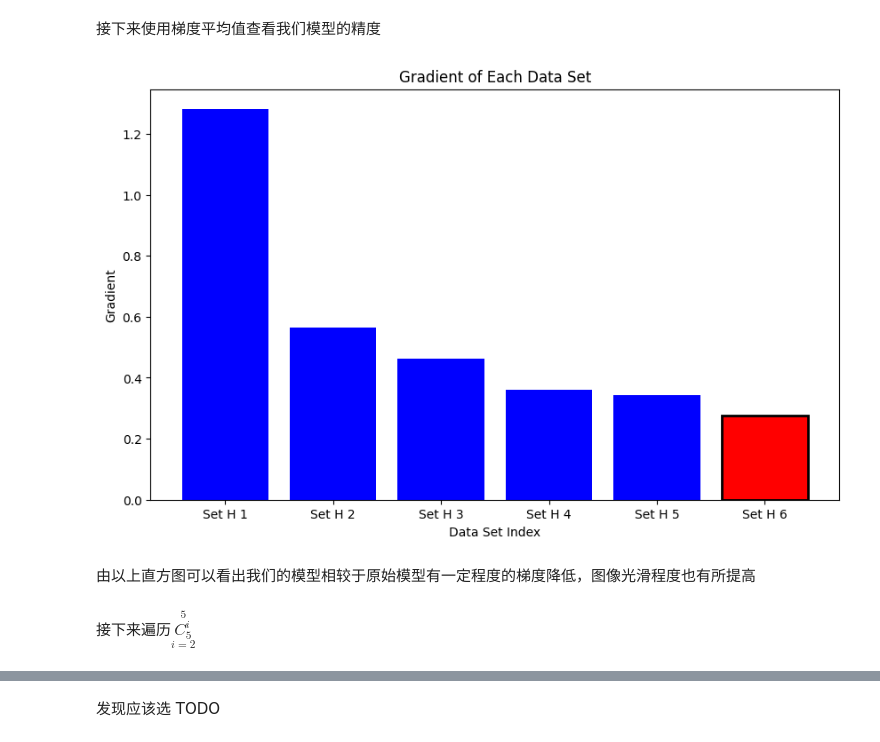
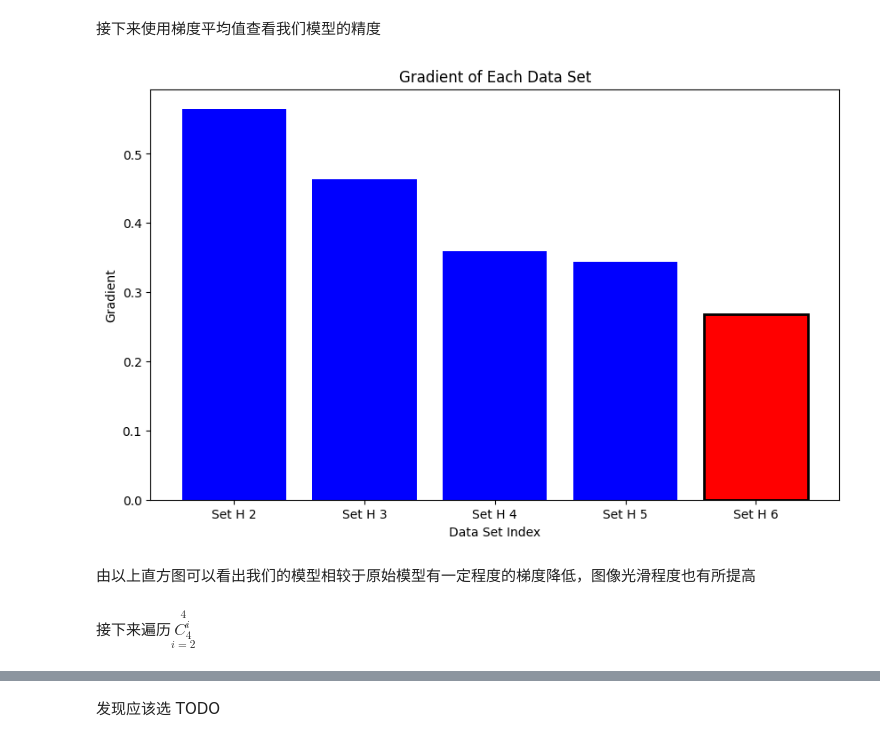
Before and after one commit to BlingCc233/project_A, a Jupyter notebook: nostack.ipynb, the cells around one changed output, grey strips where cells are left out. Cells and saved outputs as stored; diff of their text form; code cells hidden in the pictures.

```diff
--- a/nostack.ipynb
+++ b/nostack.ipynb
@@ -560,7 +557,8 @@ def unwrap_3D_phase(theta):
 # %%
 h = np.zeros((num_rows, num_cols))
 s = []
-for i in range(5):
+s.append(0)
+for i in range(1,5):
     step = (i+1) * 100
     phi = unwrap_phase(Y_pred[i])
     h = -1 * phi / df_k[i]
@@ -589,23 +586,23 @@ for i in range(5):
 # %%
-combine_1_5 = np.zeros((num_rows, num_cols, 2))
+combine_2_5 = np.zeros((num_rows, num_cols, 2))
 
 for i in range(num_rows):
     for j in range(num_cols):
-        combine_1_5[i][j][0] = Y_pred[1][i][j]
-        combine_1_5[i][j][1] = Y_pred[3][i][j]
+        combine_2_5[i][j][0] = Y_pred[1][i][j]
+        combine_2_5[i][j][1] = Y_pred[4][i][j]
 
 weight = np.zeros((2,1))
-weight1 = s[1] / (s[1] + s[3])
-weight2 = s[3] / (s[1] + s[3])
+weight1 = s[1] / (s[1] + s[4])
+weight2 = s[4] / (s[1] + s[4])
 weight[0][0] = weight1
 weight[1][0] = weight2
 
-combine_1_5 = unwrap_3D_phase(combine_1_5)
+combine_2_5 = unwrap_3D_phase(combine_2_5)
 combine = np.zeros((num_rows, num_cols))
 
 tmp = np.zeros((num_rows, num_cols))
 
-combine = combine_1_5 @ weight
+combine = combine_2_5 @ weight
 
 # for i in range(num_rows):
 #     for j in range(num_cols):
@@ -620,7 +617,7 @@ combine = combine.ravel().reshape((num_rows,num_cols))
 
 plot(combine, titles="combined $\phi$")
 
-plot((-1 * combine / df_k[1]), (-1 * combine / df_k[3]), titles=["Height 0", "Height 1"])
+plot((-1 * combine / df_k[1]), (-1 * combine / df_k[4]), titles=["Height 0", "Height 1"])
 
 H = -1 * combine / df_k[1]
 
@@ -638,7 +635,7 @@ ax1.set_zlabel('Height(m)')
 ax1.view_init(elev=10, azim=135)
 
 # Second plot
-H = -1 * combine / df_k[3]
+H = -1 * combine / df_k[4]
 
 N, M = H.shape
 x = np.linspace(1, M, M)
@@ -684,10 +681,10 @@ ax1.view_init(elev=10, azim=135)
 # plt.show()
 # Second plot
 phi = combine
-H = -1 * phi / df_k[3]
+H = -1 * phi / df_k[4]
 while np.min(H) < 150 :
     phi += 2 * np.pi
-    H = -1 * phi / df_k[3]
+    H = -1 * phi / df_k[4]
 N, M = H.shape
 x = np.linspace(1, M, M)
 y = np.linspace(1, N, N)
@@ -753,7 +750,7 @@ vars_for_dis = []
 hs = []
 
 h = np.zeros((num_rows, num_cols))
-for i in range(5):
+for i in range(1,5):
     phi = unwrap_phase(Y_pred[i])
     h = -1 * phi / df_k[i]
     while np.min(h) < 150 or np.max(h) > 300:
@@ -764,13 +761,13 @@ for i in range(5):
             vars.append(np.array(h).flatten())
 
 
-for i in range(5):
-    vars_for_dis.append(np.var(vars[i], ddof=1))
+for i in range(1,5):
+    vars_for_dis.append(np.var(vars[i-1], ddof=1))
 
 vars_for_dis.append(np.var(final.flatten(), ddof=1))
 hs.append(final)
 
-print(vars_for_dis[i] for i in range(6))
+# print(vars_for_dis[i] for i in range(6))
 
 
 # 创建直方图
@@ -786,7 +783,7 @@ bars[-1].set_linewidth(2)
 plt.xlabel('Data Set Index')
 plt.ylabel('Variance')
 plt.title('Variance of Each Data Set')
-plt.xticks(range(len(vars_for_dis)), [f'Set H {i+1}' for i in range(len(vars_for_dis))])
+plt.xticks(range(len(vars_for_dis)), [f'Set H {i+2}' for i in range(len(vars_for_dis))])
 
 # 显示图表
 plt.show()
@@ -800,36 +796,36 @@ plt.show()
 # %%
 hs_for_dis = []
 
-for i in range(6):
-    gradient_x, gradient_y = np.gradient(np.array(hs[i]))
+for i in range(1, 6):
+    gradient_x, gradient_y = np.gradient(np.array(hs[i-1]))
     gradient_magnitude = np.sqrt(gradient_x**2 + gradient_y**2)
     # 计算梯度的平均值作为光滑程度的指标
     smoothness_gradient = np.mean(gradient_magnitude)
     hs_for_dis.append(smoothness_gradient)
 
 # 创建直方图
 plt.figure(figsize=(10, 6))
 bars = plt.bar(range(len(hs_for_dis)), hs_for_dis, color='b')
 
 # 高亮最后一个数据
 bars[-1].set_color('r')
 bars[-1].set_edgecolor('black')
 bars[-1].set_linewidth(2)
 
 # 添加标签和标题
 plt.xlabel('Data Set Index')
 plt.ylabel('Gradient')
 plt.title('Gradient of Each Data Set')
-plt.xticks(range(len(hs_for_dis)), [f'Set H {i+1}' for i in range(len(hs_for_dis))])
+plt.xticks(range(len(hs_for_dis)), [f'Set H {i+2}' for i in range(len(hs_for_dis))])
 
 # 显示图表
 plt.show()
 # %% [output]
-[figure, old version]
+[figure, new version]
 # %% [markdown]
 由以上直方图可以看出我们的模型相较于原始模型有一定程度的梯度降低，图像光滑程度也有所提高
 # %% [markdown]
-接下来遍历$\underset{i=2}{\overset{5}{C^i_5}}$
+接下来遍历$\underset{i=2}{\overset{4}{C^i_4}}$
 # %%
 binom = []
 hs = []
```
Also changed, not shown: parts of 20 cells of this notebook.
